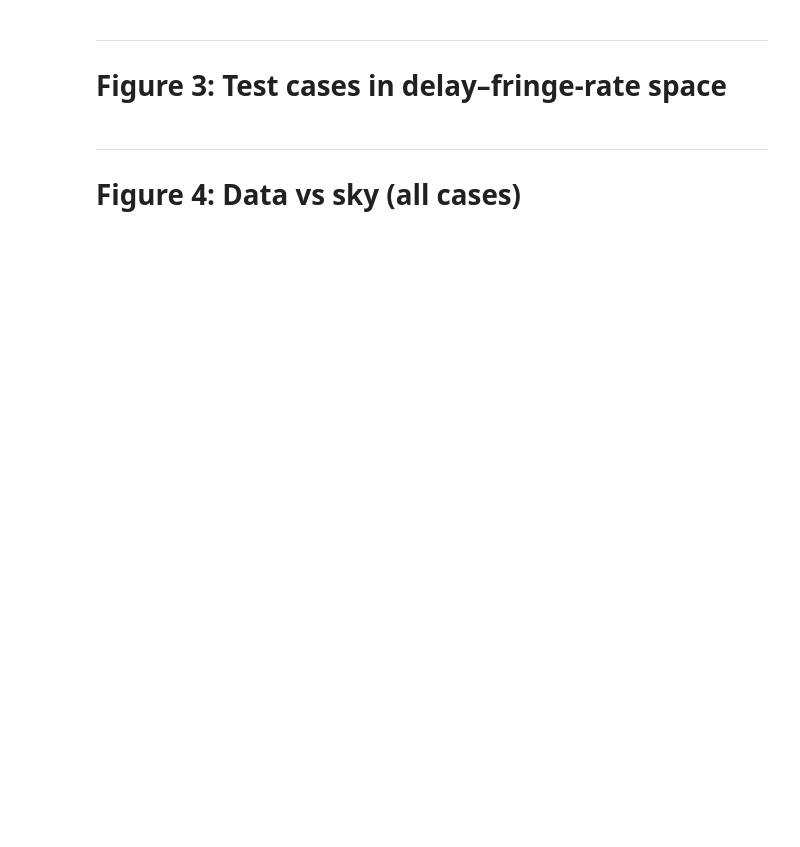
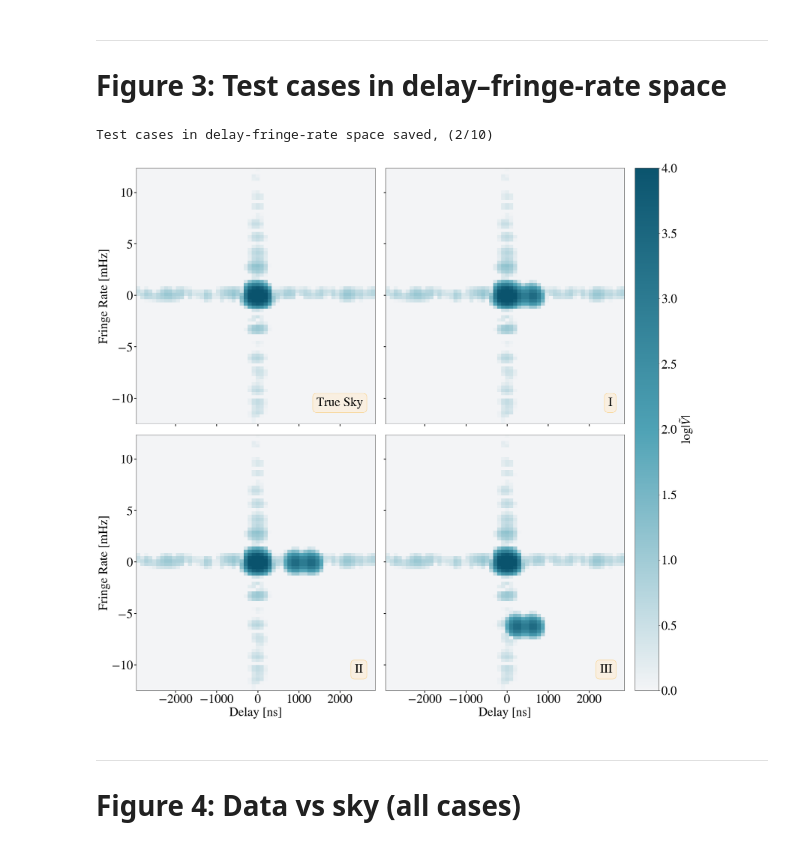
Before and after one commit to sohinixcvii/plots-hydra-pspec, a Jupyter notebook: paper_plots_c_v2.ipynb, the cells around one changed output. Drawn from its saved outputs; the diff is of its cells as text; code cells hidden in the pictures; blank space fills up the shorter version.

```diff
--- a/paper_plots_c_v2.ipynb
+++ b/paper_plots_c_v2.ipynb
@@ -619,36 +685,39 @@ axs = ImageGrid(
     rect=(0.06, 0.06, 0.98, 0.98),
     nrows_ncols=(2, 2),
     axes_pad=0.4,
     cbar_mode='single',
     cbar_location='right',
     cbar_pad=0.4,
     label_mode='L',
     aspect=False,
 )
 
 _ = plot_waterfalls_from_dlfr(
     sky_true_dlfr, freqs * 1e6, times_jd, fig=fig, ax=axs[0], mode='log',
-    vmin=0, vmax=4, cmap=paper_map_pink, dynamic_range=5, limit_drng='all',
+    vmin=0, vmax=4, cmap=paper_map_blue, dynamic_range=5, limit_drng='all',
     baseline=None, horizon_color='magenta', colorbar_flag=False,
 )
 axs[0].text(0.95, 0.07, 'True Sky', bbox=bbox, transform=axs[0].transAxes, horizontalalignment='right')
 
 fig_labels = ['I', 'II', 'III']
 for i, run_version in enumerate(run_version_arr):
     sys_model_true = np.load(result_dir + run_version + '/gain_true.npy')
     # op = sys_modes(freqs_Hz=freqs * 1e6, times_sec=lsts_sec, modes=nm_list_arr[i])
     # sys_model_true = (1 + op @ sys_amps_true).reshape((Nfreqs, Ntimes)).T
     total_data_dlfr = dlfr(sys_model_true * (eor_true+fg_true))
     plot_op = plot_waterfalls_from_dlfr(
         total_data_dlfr, freqs * 1e6, times_jd, fig=fig, ax=axs[i + 1], mode='log',
-        vmin=0, vmax=4, cmap=paper_map_pink, dynamic_range=5, limit_drng='all', colorbar_flag=False,
+        vmin=0, vmax=4, cmap=paper_map_blue, dynamic_range=5, limit_drng='all', colorbar_flag=False,
         baseline=None, horizon_color='magenta',
     )
     axs[i + 1].text(0.95, 0.07, fig_labels[i], bbox=bbox, transform=axs[i + 1].transAxes, horizontalalignment='right')
-
+    axs[i + 1].invert_yaxis()  # flip so -ve fringe rates at the bottom
 axs.cbar_axes[0].colorbar(plot_op, label=r'$\log|\tilde{V}|$')
 plt.savefig(fig_dir + '/test_cases_in_dlfr.pdf', bbox_inches='tight', dpi=300)
 print("Test cases in delay-fringe-rate space saved, (2/10)")
+# %% [output]
+Test cases in delay-fringe-rate space saved, (2/10)
+[figure, added]
 # %% [markdown]
 ---
 # Figure 4: Data vs sky (all cases)
```
Also changed, not shown: parts of 20 cells of this notebook, 3 other files.
